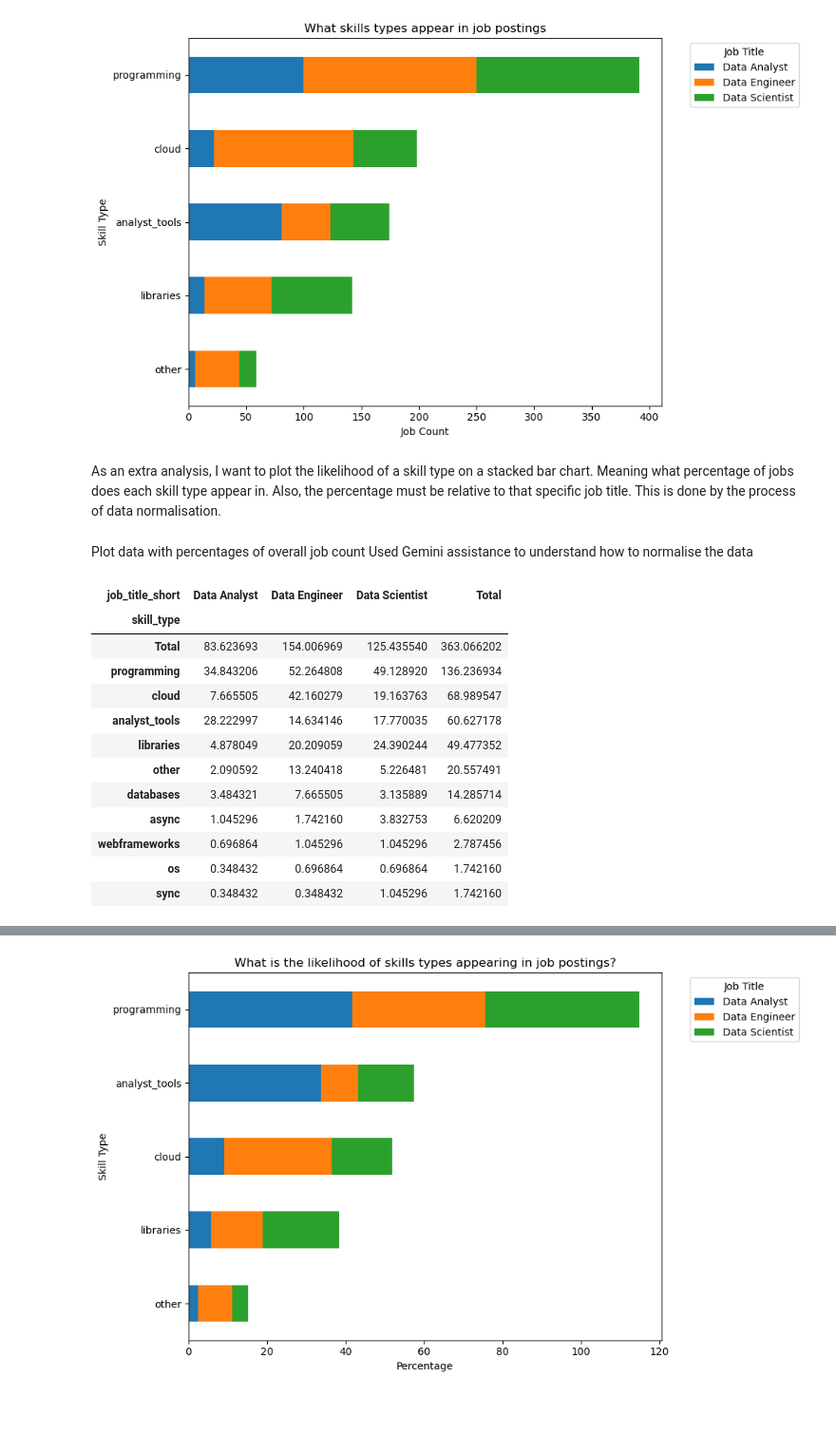
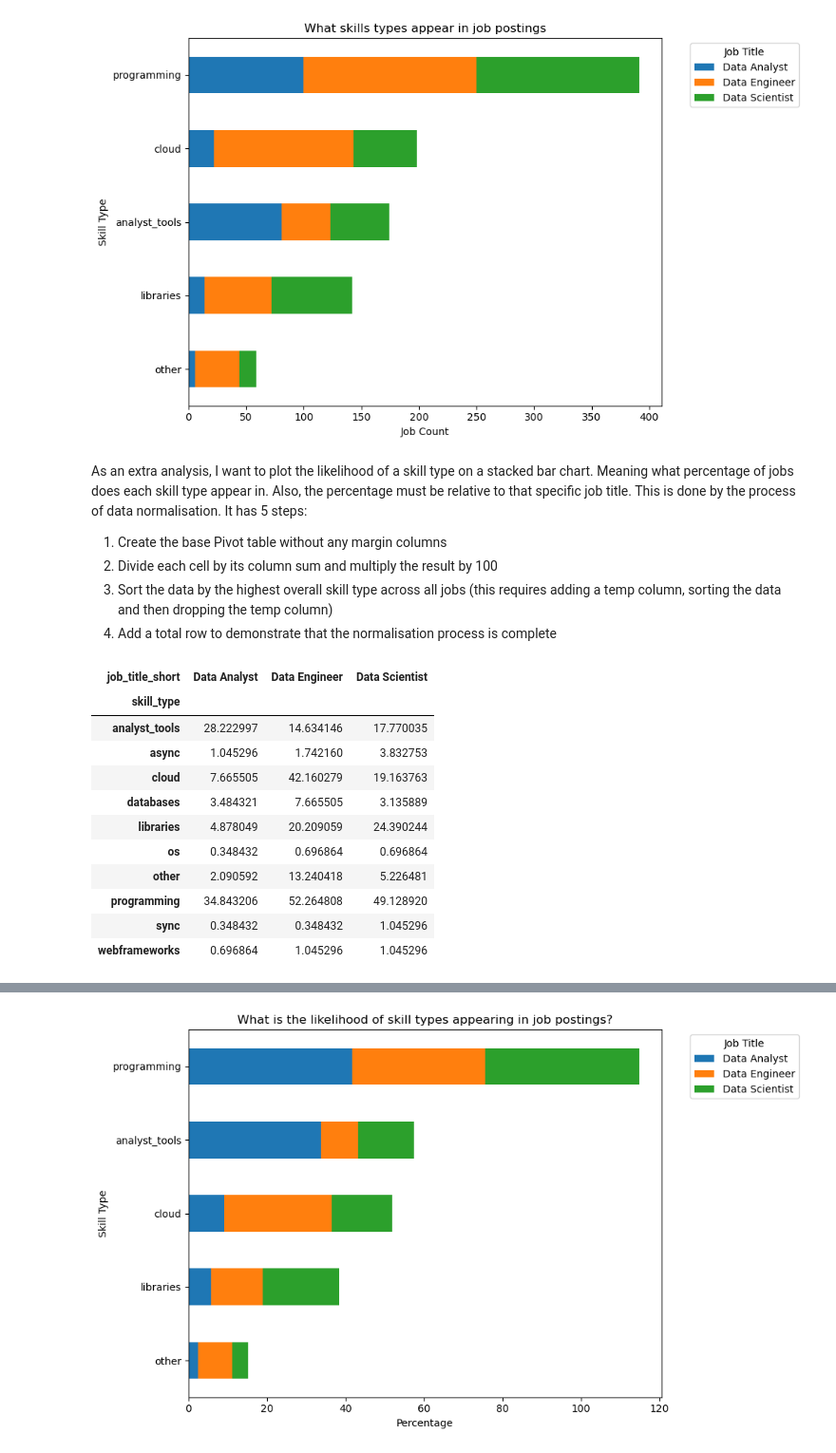
Before and after one commit to Mizan95/Project_Data_Analysis, a Jupyter notebook: 6_Best_Skill_Types.ipynb, the cells around one changed output, grey strips where cells are left out. Shown at 95% size. Saved outputs shown, nothing was run; the diff lists cells and outputs as text; code cells hidden in the pictures; blank space fills up the shorter version.

Commit message:
Continue walkthrough text in 6_Best_skill_types

```diff
--- a/6_Best_Skill_Types.ipynb
+++ b/6_Best_Skill_Types.ipynb
@@ -319,34 +315,33 @@ plt.tight_layout()
 [figure]
 # %% [markdown]
 As an extra analysis, I want to plot the likelihood of a skill type on a stacked bar chart. Meaning what percentage of jobs does each skill type appear in. Also, the percentage must be relative to that specific job title. This is done by the process of data normalisation.
+It has 5 steps:
+1. Create the base Pivot table without any margin columns
+2. Divide each cell by its column sum and multiply the result by 100
+3. Sort the data by the highest overall skill type across all jobs (this requires adding a temp column, sorting the data and then dropping the temp column)
+4. Add a total row to demonstrate that the normalisation process is complete
-# %% [markdown]
-Plot data with percentages of overall job count
-Used Gemini assistance to understand how to normalise the data
 # %%
-skills_job_percentage_pivot = (df_UK_group.pivot_table(
+# 1. Base Pivot table without any margin columns
+skills_job_percentage_pivot = df_UK_group.pivot_table(
     index="skill_type",
     columns="job_title_short",
     values="percentage",
     aggfunc="sum",
     fill_value=0,
-    margins=True,
-    margins_name="Total"
-)
-    .sort_values(by="Total", ascending=False) # sort values by Total column
 )
 
+
 skills_job_percentage_pivot
 # %% [output]
-| job_title_short | Data Analyst | Data Engineer | Data Scientist | Total |
-| skill_type |  |  |  |  |
-| Total | 83.623693 | 154.006969 | 125.435540 | 363.066202 |
-| programming | 34.843206 | 52.264808 | 49.128920 | 136.236934 |
-| cloud | 7.665505 | 42.160279 | 19.163763 | 68.989547 |
-| analyst_tools | 28.222997 | 14.634146 | 17.770035 | 60.627178 |
-| libraries | 4.878049 | 20.209059 | 24.390244 | 49.477352 |
-| other | 2.090592 | 13.240418 | 5.226481 | 20.557491 |
-| databases | 3.484321 | 7.665505 | 3.135889 | 14.285714 |
-| async | 1.045296 | 1.742160 | 3.832753 | 6.620209 |
-| webframeworks | 0.696864 | 1.045296 | 1.045296 | 2.787456 |
-| os | 0.348432 | 0.696864 | 0.696864 | 1.742160 |
-| sync | 0.348432 | 0.348432 | 1.045296 | 1.742160 |
+| job_title_short | Data Analyst | Data Engineer | Data Scientist |
+| skill_type |  |  |  |
+| analyst_tools | 28.222997 | 14.634146 | 17.770035 |
+| async | 1.045296 | 1.742160 | 3.832753 |
+| cloud | 7.665505 | 42.160279 | 19.163763 |
+| databases | 3.484321 | 7.665505 | 3.135889 |
+| libraries | 4.878049 | 20.209059 | 24.390244 |
+| os | 0.348432 | 0.696864 | 0.696864 |
+| other | 2.090592 | 13.240418 | 5.226481 |
+| programming | 34.843206 | 52.264808 | 49.128920 |
+| sync | 0.348432 | 0.348432 | 1.045296 |
+| webframeworks | 0.696864 | 1.045296 | 1.045296 |
```
Also changed, not shown: parts of 10 cells of this notebook.
